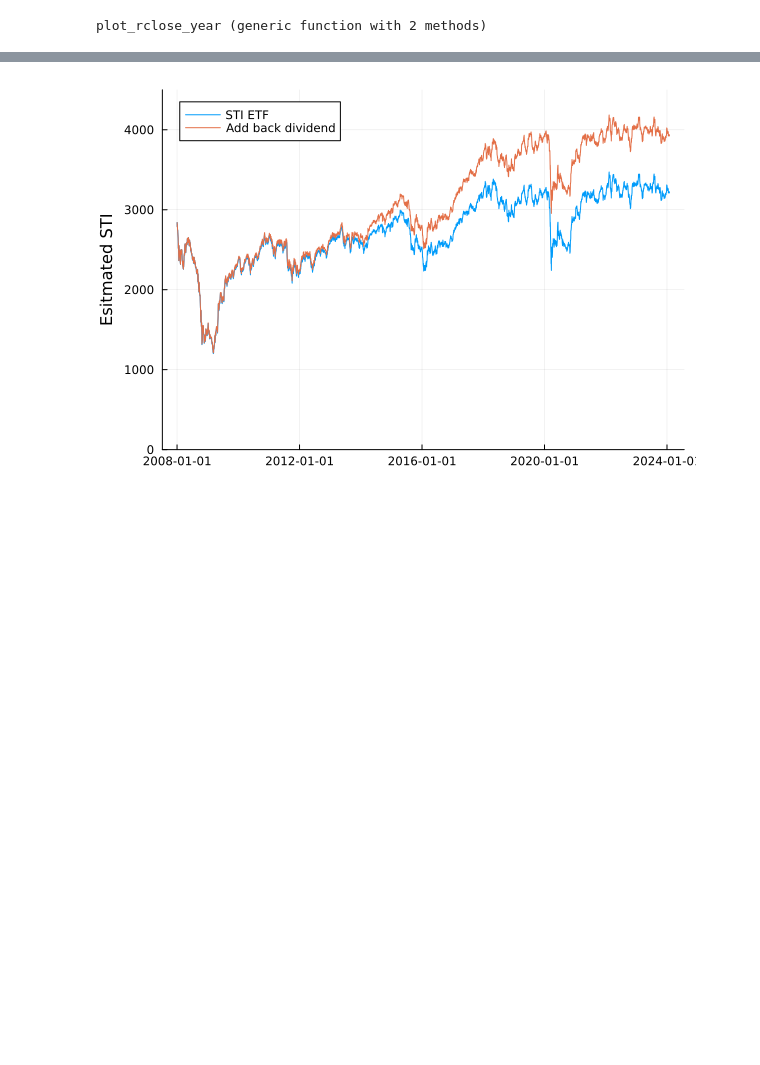
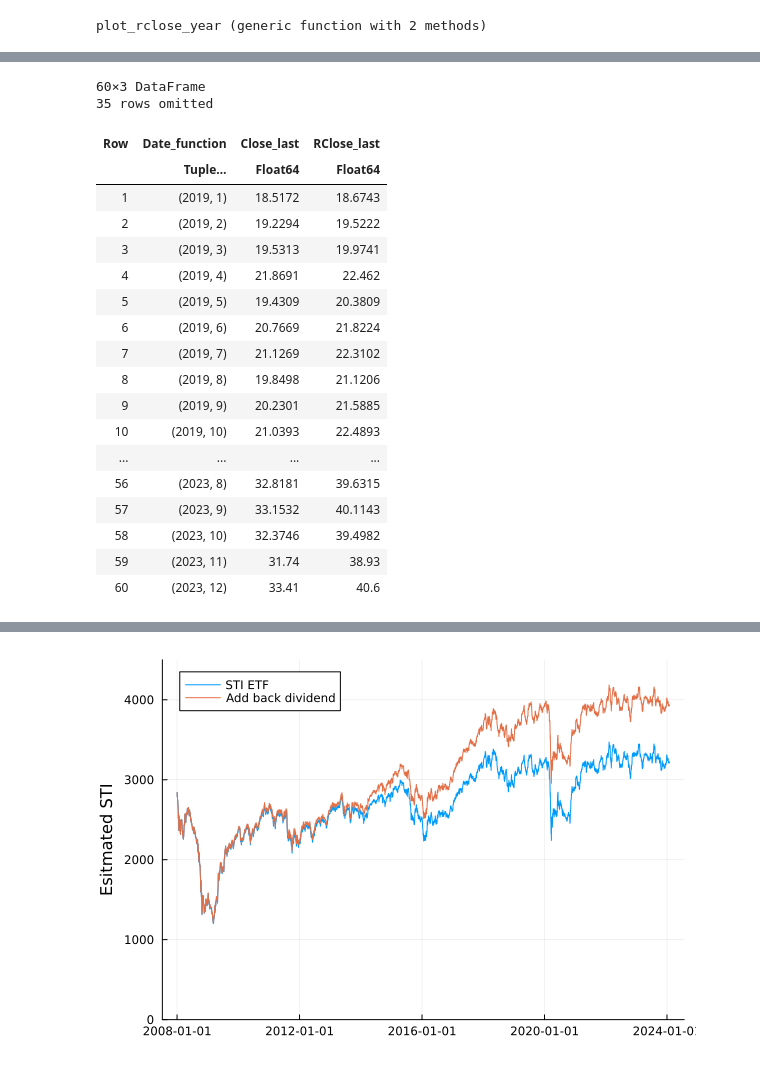
Before and after one commit to Wuvist/sgx3000, a Jupyter notebook: try.ipynb, the cells around one changed output, grey strips where cells are left out. Drawn from its saved outputs; the diff is of its cells as text; code cells hidden in the pictures; blank space fills up the shorter version.

```diff
--- a/try.ipynb
+++ b/try.ipynb
@@ -67,0 +91,29 @@ plot_rclose_year("S68", 2019, 14)
+# %%
+# cov(es3.RClose, d05.RClose) - cov(es3.RClose, d05.Close)
+# println(cov(es3.RClose, d05.RClose) / var(es3.RClose))
+# println(cov(es3.Close, d05.Close) / var(es3.Close))
+# es3
+
+es3_2 = combine(groupby(transform(es3, :Date => x->yearmonth.(x)),:Date_function), :Close => last, :RClose => last)
+d05_2 = combine(groupby(transform(d05, :Date => x->yearmonth.(x)),:Date_function), :Close => last, :RClose => last)
+# %% [output]
+60×3 DataFrame
+35 rows omitted
+| Row | Date_function | Close_last | RClose_last |
+|  | Tuple… | Float64 | Float64 |
+| 1 | (2019, 1) | 18.5172 | 18.6743 |
+| 2 | (2019, 2) | 19.2294 | 19.5222 |
+| 3 | (2019, 3) | 19.5313 | 19.9741 |
+| 4 | (2019, 4) | 21.8691 | 22.462 |
+| 5 | (2019, 5) | 19.4309 | 20.3809 |
+| 6 | (2019, 6) | 20.7669 | 21.8224 |
+| 7 | (2019, 7) | 21.1269 | 22.3102 |
+| 8 | (2019, 8) | 19.8498 | 21.1206 |
+| 9 | (2019, 9) | 20.2301 | 21.5885 |
+| 10 | (2019, 10) | 21.0393 | 22.4893 |
+| ... | ... | ... | ... |
+| 56 | (2023, 8) | 32.8181 | 39.6315 |
+| 57 | (2023, 9) | 33.1532 | 40.1143 |
+| 58 | (2023, 10) | 32.3746 | 39.4982 |
+| 59 | (2023, 11) | 31.74 | 38.93 |
+| 60 | (2023, 12) | 33.41 | 40.6 |
```
Also changed, not shown: parts of 5 cells of this notebook.
